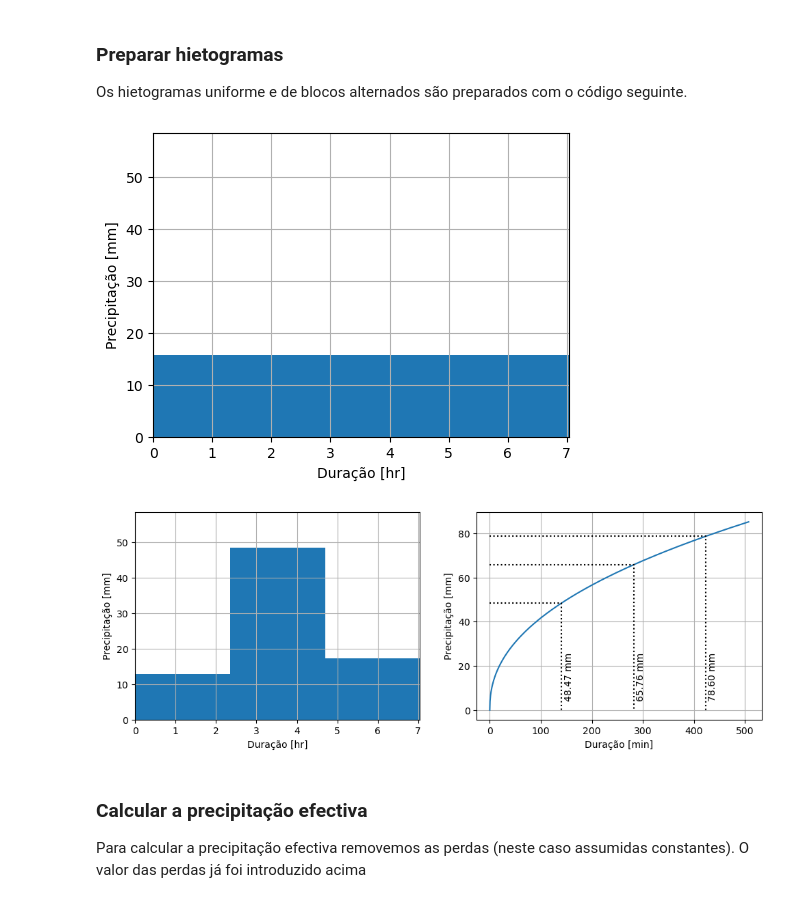
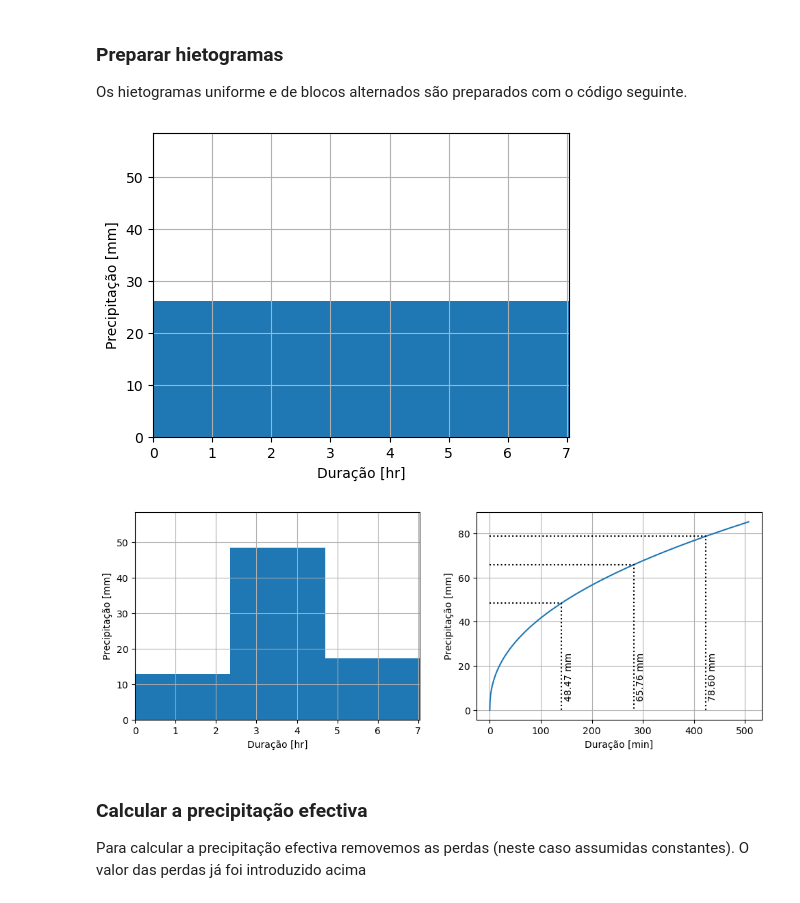
Before and after one commit to JosePedroMatos/HRH, a Jupyter notebook: P5_pt.ipynb, the cells around one changed output. Saved outputs shown, nothing was run; the diff lists cells and outputs as text; code cells hidden in the pictures.

```diff
--- a/P5_pt.ipynb
+++ b/P5_pt.ipynb
@@ -205,7 +205,7 @@ duracao = tc/numero_blocos*60 # minutos
 
 fig = plt.figure(figsize=(30*cm, 10*cm))
 ax0 = fig.add_subplot(gs[:, 0])
-patch = StepPatch(edges = np.linspace(0, tc, numero_blocos+1), values=[intensidade*tc/5*60]*numero_blocos)
+patch = StepPatch(edges = np.linspace(0, tc, numero_blocos+1), values=[intensidade*tc/numero_blocos*60]*numero_blocos)
 ax0.add_patch(patch)
 ax0.set_xlim(0, tc)
 ax0.set_ylim(0, a*(tc/numero_blocos*60)**n+10)
@@ -223,34 +223,34 @@ x_alternado = np.linspace(0, tc, numero_blocos+1)
 p_alternado = a*(x_alternado*60)**n
 
 p_diferencas = np.diff(p_alternado)
 i_h_alternado = hud_1mm.loc[:, 'rank_blocos'].dropna().astype(int).values-1
 p_h_alternado = p_diferencas[i_h_alternado]
 
 
 fig = plt.figure(figsize=(30*cm, 10*cm))
     # Hietograma
 ax0 = fig.add_subplot(gs[:, 0])
 patch = StepPatch(edges = np.linspace(0, tc, numero_blocos+1), values=p_h_alternado)
 ax0.add_patch(patch)
 ax0.set_xlim(0, tc)
 ax0.set_ylim(0, a*(tc/numero_blocos*60)**n+10)
 
 ax0.set_xlabel('Duração [hr]')
 ax0.set_ylabel('Precipitação [mm]')
 plt.grid()
 
     # Linha de possibilidade hidrométrica anotada
 gs = fig.add_gridspec(nrows=1, ncols=2)
 ax1 = fig.add_subplot(gs[:, 1])
 _ = ax1.plot(x, p)
 ax1.set_xlabel('Duração [min]')
 ax1.set_ylabel('Precipitação [mm]')
 for i0 in range(0, numero_blocos):
     ax1.plot([0, x_alternado[i0+1]*60, x_alternado[i0+1]*60],[p_alternado[i0+1], p_alternado[i0+1], 0], ':k')
     ax1.annotate('%0.2f mm' % p_alternado[i0+1], ((i0+1)*tc/numero_blocos*60+5, 5), rotation=90, annotation_clip=False, textcoords='data')
 plt.grid()
 # %% [output]
-[figure, old version]
+[figure, new version]
 [figure]
 # %% [markdown]
 ### Calcular a precipitação efectiva
```
